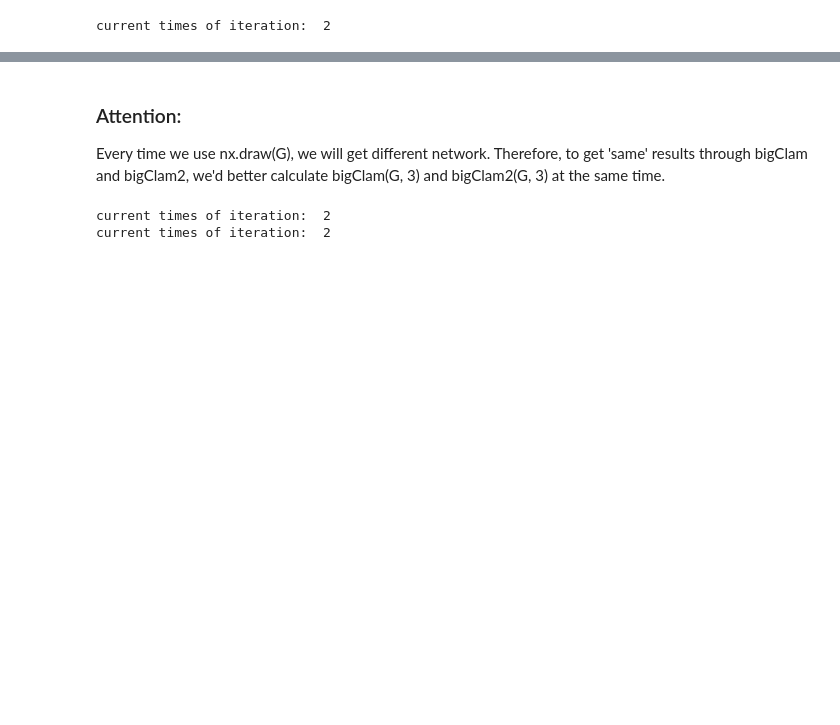
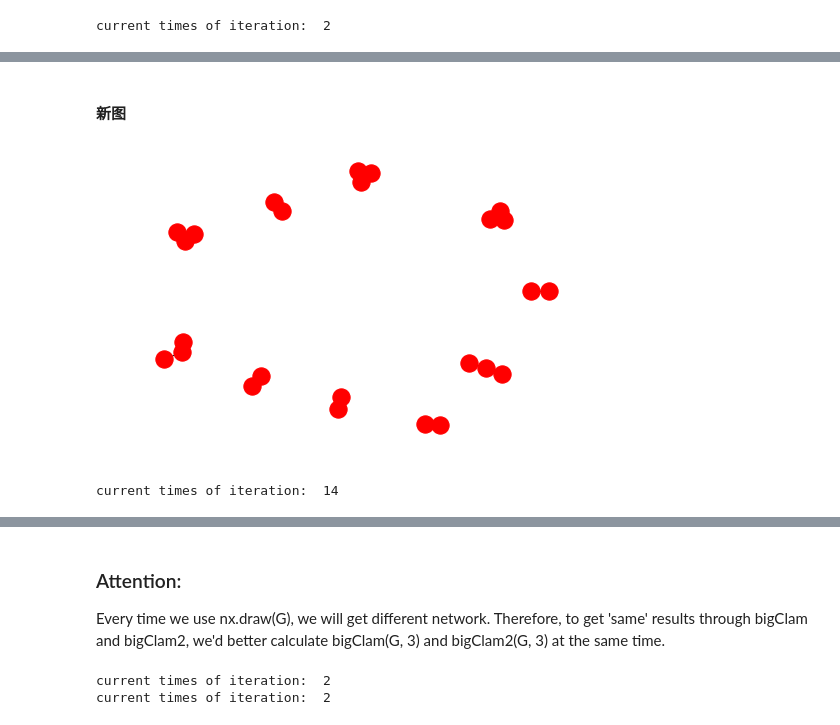
Before and after one commit to INKWWW/python_project, a Jupyter notebook: data_mining/graph/BigClam.ipynb, the cells around one changed output, grey strips where cells are left out. Drawn from its saved outputs; the diff is of its cells as text; code cells hidden in the pictures; blank space fills up the shorter version.

```diff
--- a/data_mining/graph/BigClam.ipynb
+++ b/data_mining/graph/BigClam.ipynb
@@ -138,0 +139,25 @@ matrix([[1.1761142 , 0.        , 0.        ],
+# %% [markdown]
+#### 新图
+# %%
+# construct a network with 3 communities and 24 nodes
+nodes = range(24)
+communities_2 = [community(range(2), 1),
+              community(range(2, 4), 0.9),
+              community(range(4, 6), 0.9),
+              community(range(6, 9), 0.9),
+                community(range(9, 12), 0.9),
+                community(range(12, 15), 0.9),
+                community(range(15, 18), 0.9),
+                community(range(18, 21), 0.9),
+                community(range(21, 23), 0.9),
+                community(range(23, 25), 0.9)]
+# random.seed(123)
+# %%
+G_2 = AGM(nodes, communities_2)
+nx.draw(G_2)
+# %% [output]
+[figure, added]
+# %%
+F_2 = bigClam(G, 15)
+# %% [output]
+current times of iteration:  14
```
Also changed, not shown: parts of 19 cells of this notebook, 1 other file.
